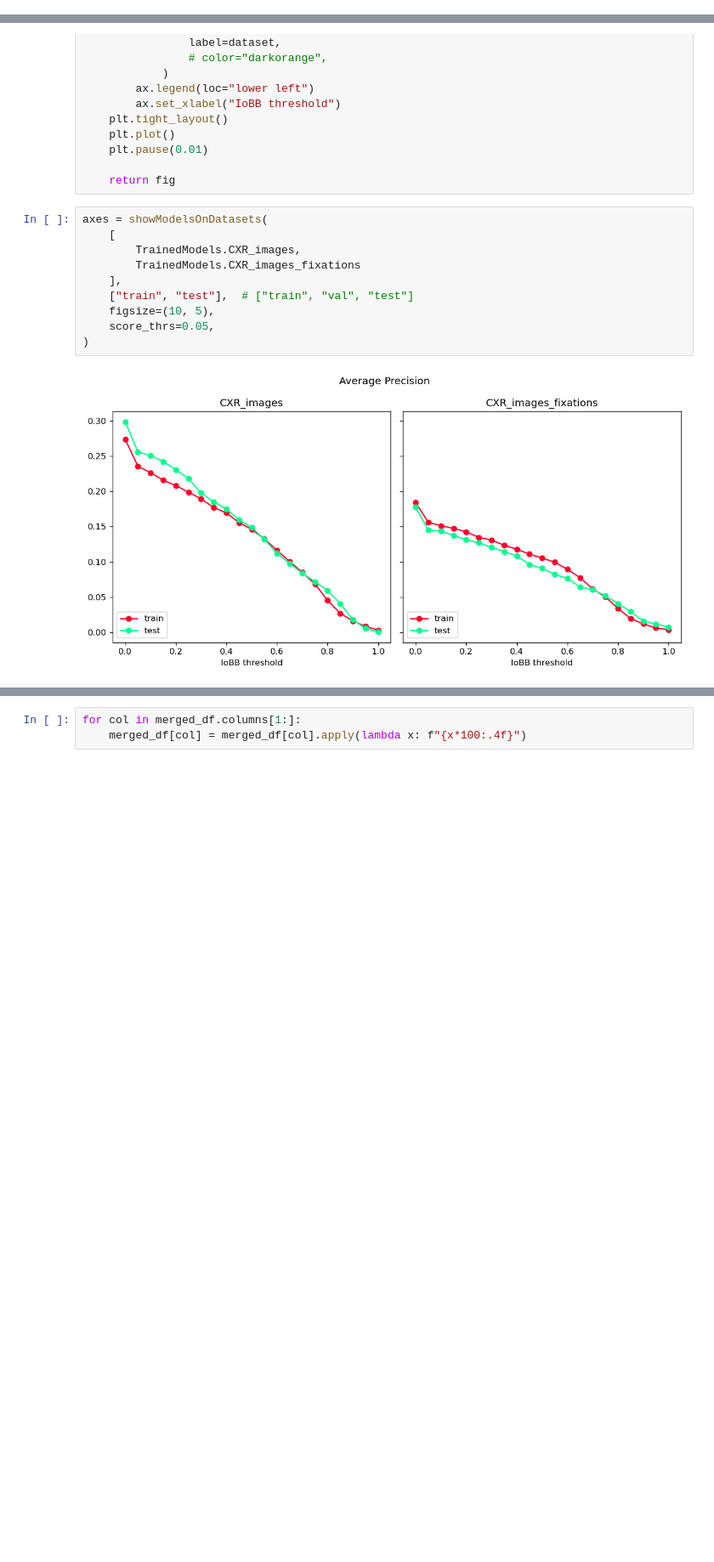
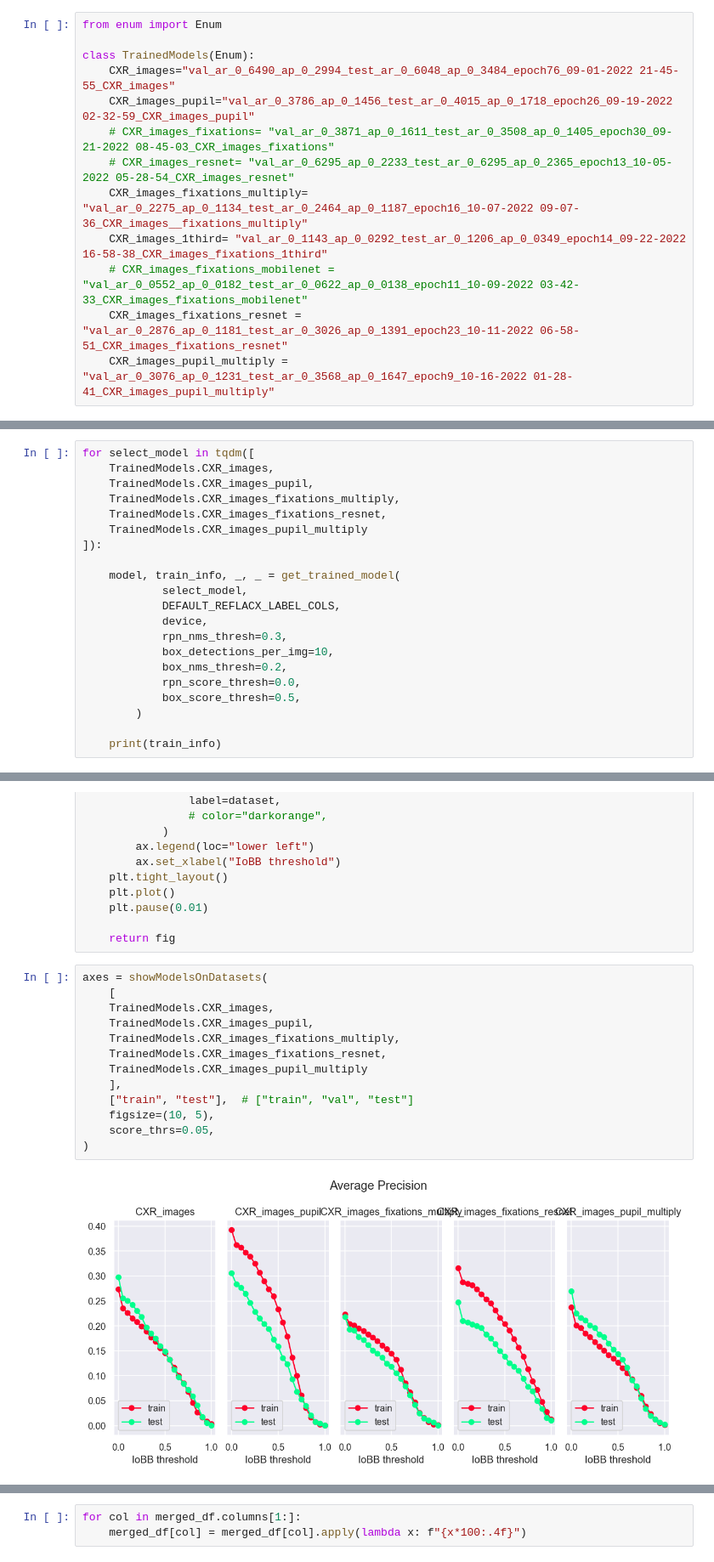
Before and after one commit to andretavluis/multimodal-abnormalities-detection, a Jupyter notebook: [7.b] eval_fixations.ipynb, the cells around one changed output, grey strips where cells are left out. Shown: that part at 85% size. Drawn from its saved outputs; the diff is of its cells as text; blank space fills up the shorter version.

```diff
--- a/[7.b] eval_fixations.ipynb
+++ b/[7.b] eval_fixations.ipynb
@@ -42,0 +33,13 @@ naming_map = {
+# %%
+from enum import Enum
+
+class TrainedModels(Enum):
+    CXR_images="val_ar_0_6490_ap_0_2994_test_ar_0_6048_ap_0_3484_epoch76_09-01-2022 21-45-55_CXR_images"
+    CXR_images_pupil="val_ar_0_3786_ap_0_1456_test_ar_0_4015_ap_0_1718_epoch26_09-19-2022 02-32-59_CXR_images_pupil"
+    # CXR_images_fixations= "val_ar_0_3871_ap_0_1611_test_ar_0_3508_ap_0_1405_epoch30_09-21-2022 08-45-03_CXR_images_fixations"
+    # CXR_images_resnet= "val_ar_0_6295_ap_0_2233_test_ar_0_6295_ap_0_2365_epoch13_10-05-2022 05-28-54_CXR_images_resnet"
+    CXR_images_fixations_multiply= "val_ar_0_2275_ap_0_1134_test_ar_0_2464_ap_0_1187_epoch16_10-07-2022 09-07-36_CXR_images__fixations_multiply"
+    CXR_images_1third= "val_ar_0_1143_ap_0_0292_test_ar_0_1206_ap_0_0349_epoch14_09-22-2022 16-58-38_CXR_images_fixations_1third"
+    # CXR_images_fixations_mobilenet = "val_ar_0_0552_ap_0_0182_test_ar_0_0622_ap_0_0138_epoch11_10-09-2022 03-42-33_CXR_images_fixations_mobilenet"
+    CXR_images_fixations_resnet = "val_ar_0_2876_ap_0_1181_test_ar_0_3026_ap_0_1391_epoch23_10-11-2022 06-58-51_CXR_images_fixations_resnet"
+    CXR_images_pupil_multiply = "val_ar_0_3076_ap_0_1231_test_ar_0_3568_ap_0_1647_epoch9_10-16-2022 01-28-41_CXR_images_pupil_multiply"
@@ -42,0 +59,21 @@ naming_map = {
+# %%
+for select_model in tqdm([
+    TrainedModels.CXR_images,
+    TrainedModels.CXR_images_pupil,
+    TrainedModels.CXR_images_fixations_multiply,
+    TrainedModels.CXR_images_fixations_resnet,
+    TrainedModels.CXR_images_pupil_multiply
+]):
+
+    model, train_info, _, _ = get_trained_model(
+            select_model,
+            DEFAULT_REFLACX_LABEL_COLS,
+            device,
+            rpn_nms_thresh=0.3,
+            box_detections_per_img=10,
+            box_nms_thresh=0.2,
+            rpn_score_thresh=0.0,
+            box_score_thresh=0.5,
+        )
+
+    print(train_info)
@@ -397,15 +502,18 @@ def showModelsOnDatasets(
 # %%
 axes = showModelsOnDatasets(
     [
-        TrainedModels.CXR_images,
-        TrainedModels.CXR_images_fixations
+    TrainedModels.CXR_images,
+    TrainedModels.CXR_images_pupil,
+    TrainedModels.CXR_images_fixations_multiply,
+    TrainedModels.CXR_images_fixations_resnet,
+    TrainedModels.CXR_images_pupil_multiply
     ],
     ["train", "test"],  # ["train", "val", "test"]
     figsize=(10, 5),
     score_thrs=0.05,
 )
 # %% [output]
-[figure, old version]
+[figure, new version]
 # %%
 for model in [
     TrainedModels.CXR_images,
```
Also changed, not shown: parts of 12 cells of this notebook, 48 other files.
